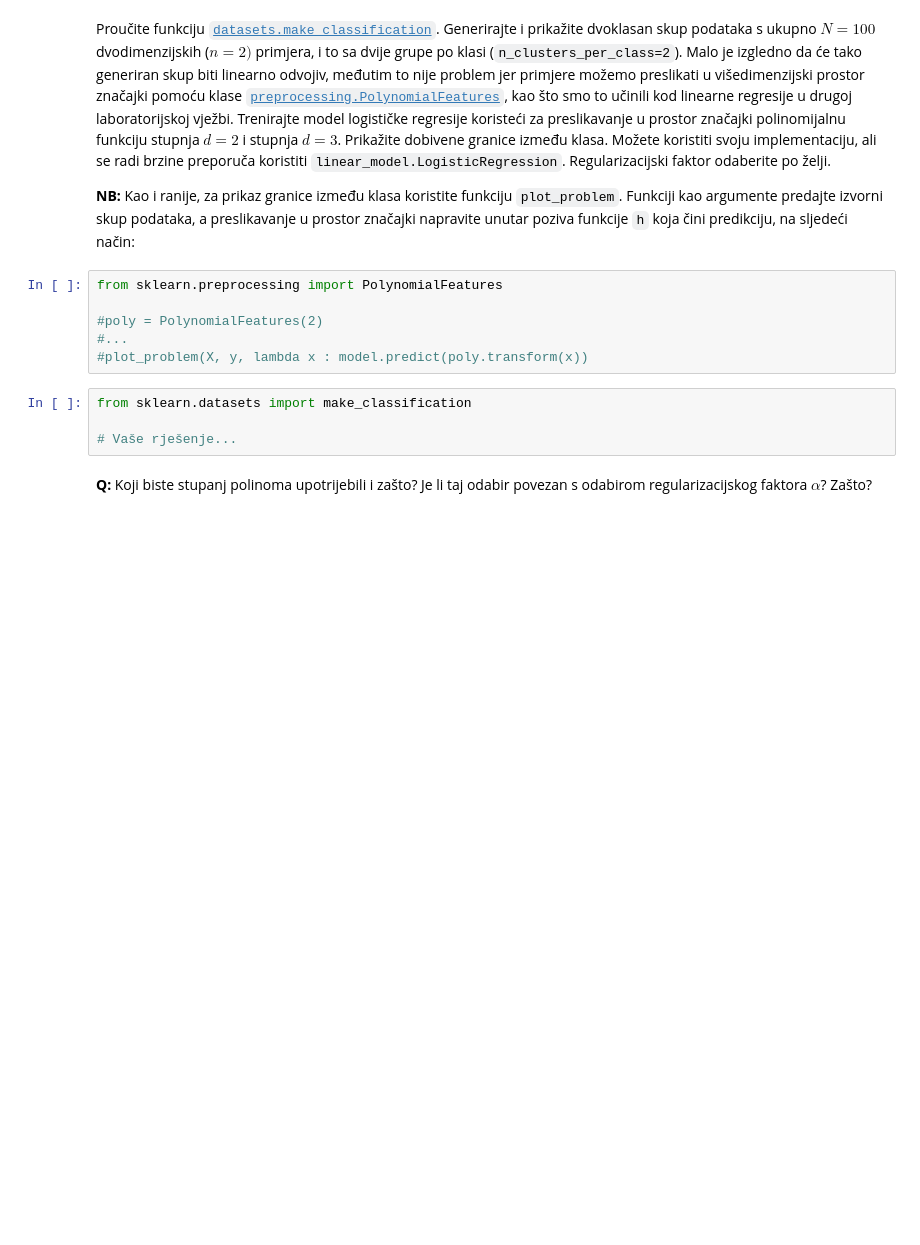
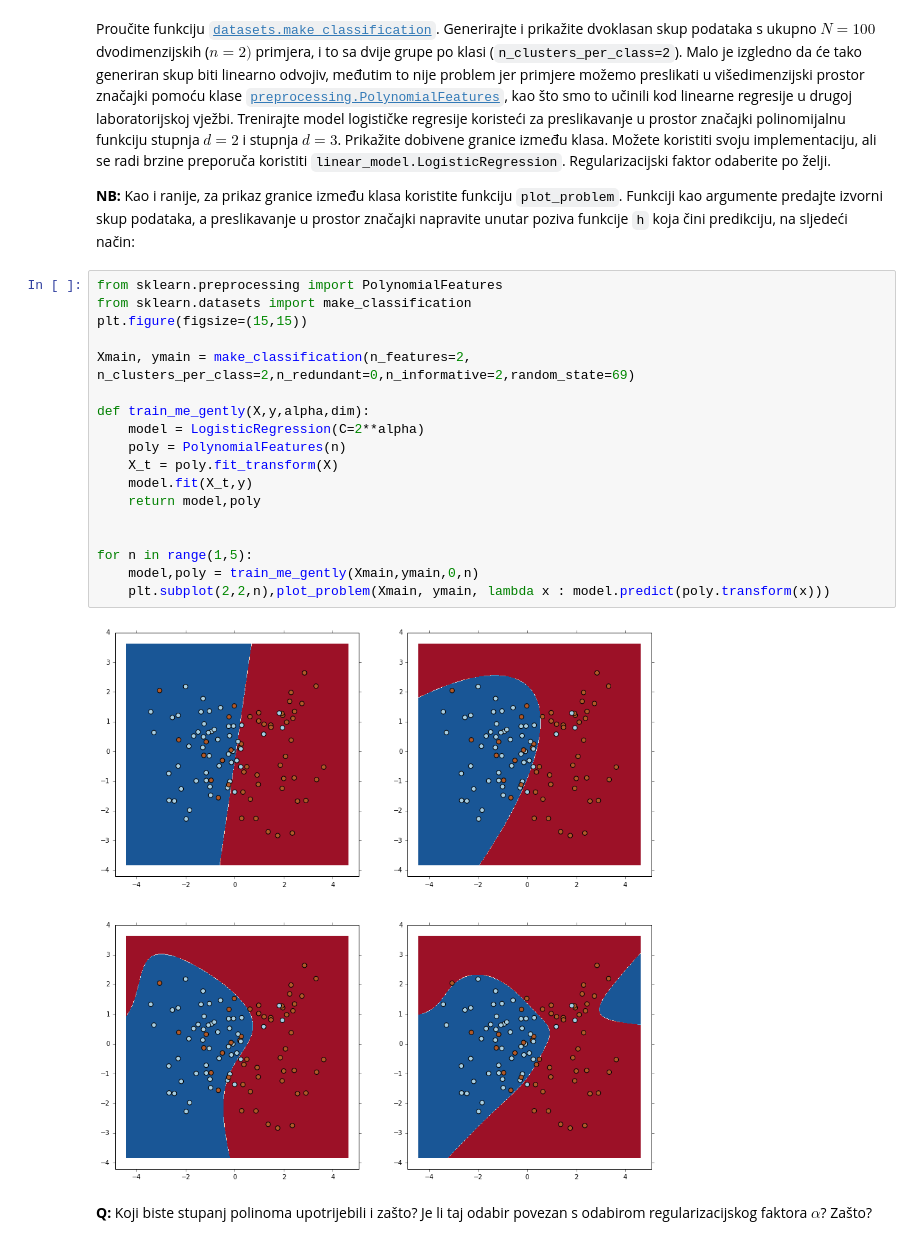
Before and after one commit to antifriz/sedmestar, a Jupyter notebook: su/lab4/SU-2015-LAB3.ipynb, the cells around one changed output. Saved outputs shown, nothing was run; the diff lists cells and outputs as text; blank space fills up the shorter version.

```diff
--- a/su/lab4/SU-2015-LAB3.ipynb
+++ b/su/lab4/SU-2015-LAB3.ipynb
@@ -283,16 +283,26 @@ s1.legend(), plt.show();
 Proučite funkciju [`datasets.make_classification`](http://scikit-learn.org/stable/modules/generated/sklearn.datasets.make_classification.html). Generirajte i prikažite dvoklasan skup podataka s ukupno $N=100$ dvodimenzijskih ($n=2)$ primjera, i to sa dvije grupe po klasi (`n_clusters_per_class=2`). Malo je izgledno da će tako generiran skup biti linearno odvojiv, međutim to nije problem jer primjere možemo preslikati u višedimenzijski prostor značajki pomoću klase [`preprocessing.PolynomialFeatures`](http://scikit-learn.org/stable/modules/generated/sklearn.preprocessing.PolynomialFeatures.html), kao što smo to učinili kod linearne regresije u drugoj laboratorijskoj vježbi. Trenirajte model logističke regresije koristeći za preslikavanje u prostor značajki polinomijalnu funkciju stupnja $d=2$ i stupnja $d=3$. Prikažite dobivene granice između klasa. Možete koristiti svoju implementaciju, ali se radi brzine preporuča koristiti `linear_model.LogisticRegression`. Regularizacijski faktor odaberite po želji.
 
 **NB:** Kao i ranije, za prikaz granice između klasa koristite funkciju `plot_problem`. Funkciji kao argumente predajte izvorni skup podataka, a preslikavanje u prostor značajki napravite unutar poziva funkcije `h` koja čini predikciju, na sljedeći način:
-# %%
-from sklearn.preprocessing import PolynomialFeatures
-
-#poly = PolynomialFeatures(2)
-#...
-#plot_problem(X, y, lambda x : model.predict(poly.transform(x))
-# %%
-from sklearn.datasets import make_classification
-
-# Vaše rješenje...
+# %%
+from sklearn.preprocessing import PolynomialFeatures
+from sklearn.datasets import make_classification
+plt.figure(figsize=(15,15))
+
+Xmain, ymain = make_classification(n_features=2, n_clusters_per_class=2,n_redundant=0,n_informative=2,random_state=69)
+
+def train_me_gently(X,y,alpha,dim):
+    model = LogisticRegression(C=2**alpha)
+    poly = PolynomialFeatures(n)
+    X_t = poly.fit_transform(X)
+    model.fit(X_t,y)
+    return model,poly
+
+
+for n in range(1,5):
+    model,poly = train_me_gently(Xmain,ymain,0,n)
+    plt.subplot(2,2,n),plot_problem(Xmain, ymain, lambda x : model.predict(poly.transform(x)))
+# %% [output]
+[figure, added]
 # %% [markdown]
 **Q:** Koji biste stupanj polinoma upotrijebili i zašto? Je li taj odabir povezan s odabirom regularizacijskog faktora $\alpha$? Zašto?
 # %% [markdown]
```
Also changed, not shown: parts of 2 cells of this notebook.
